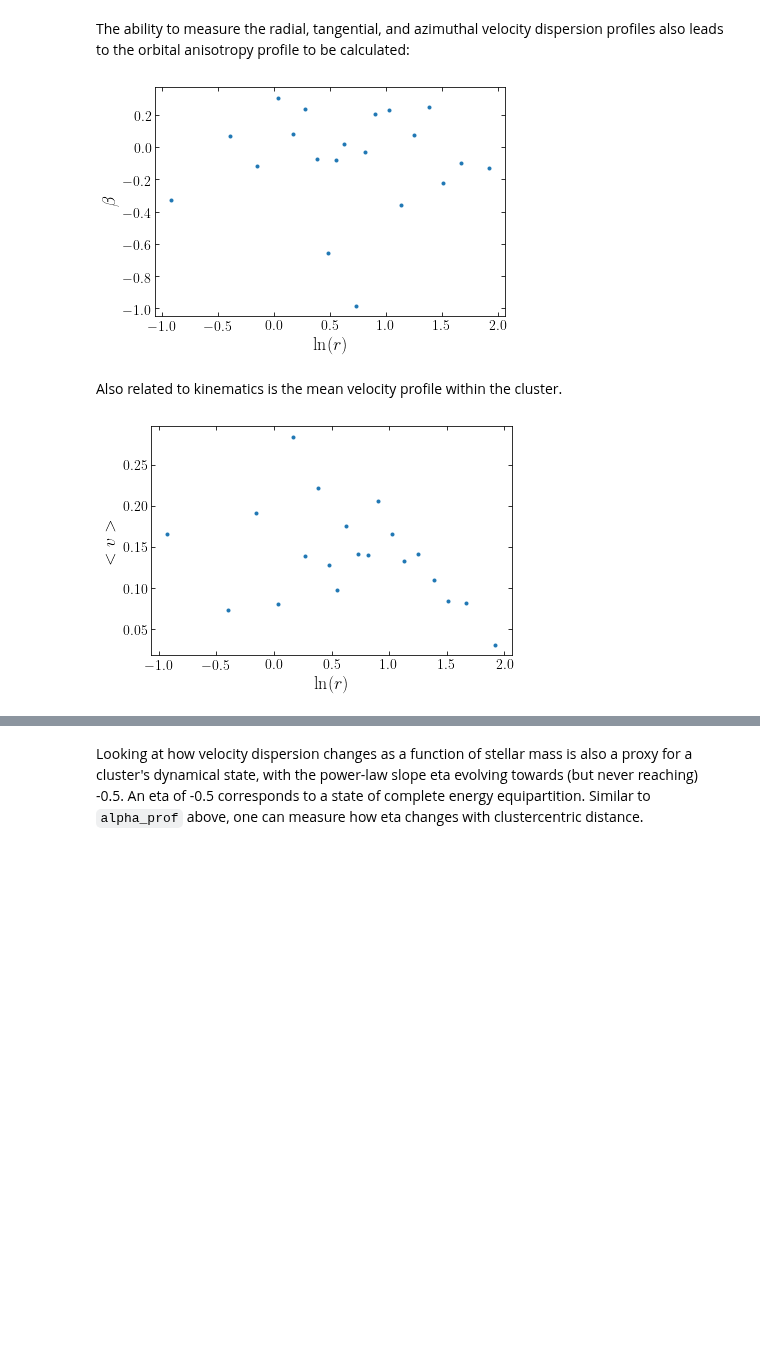
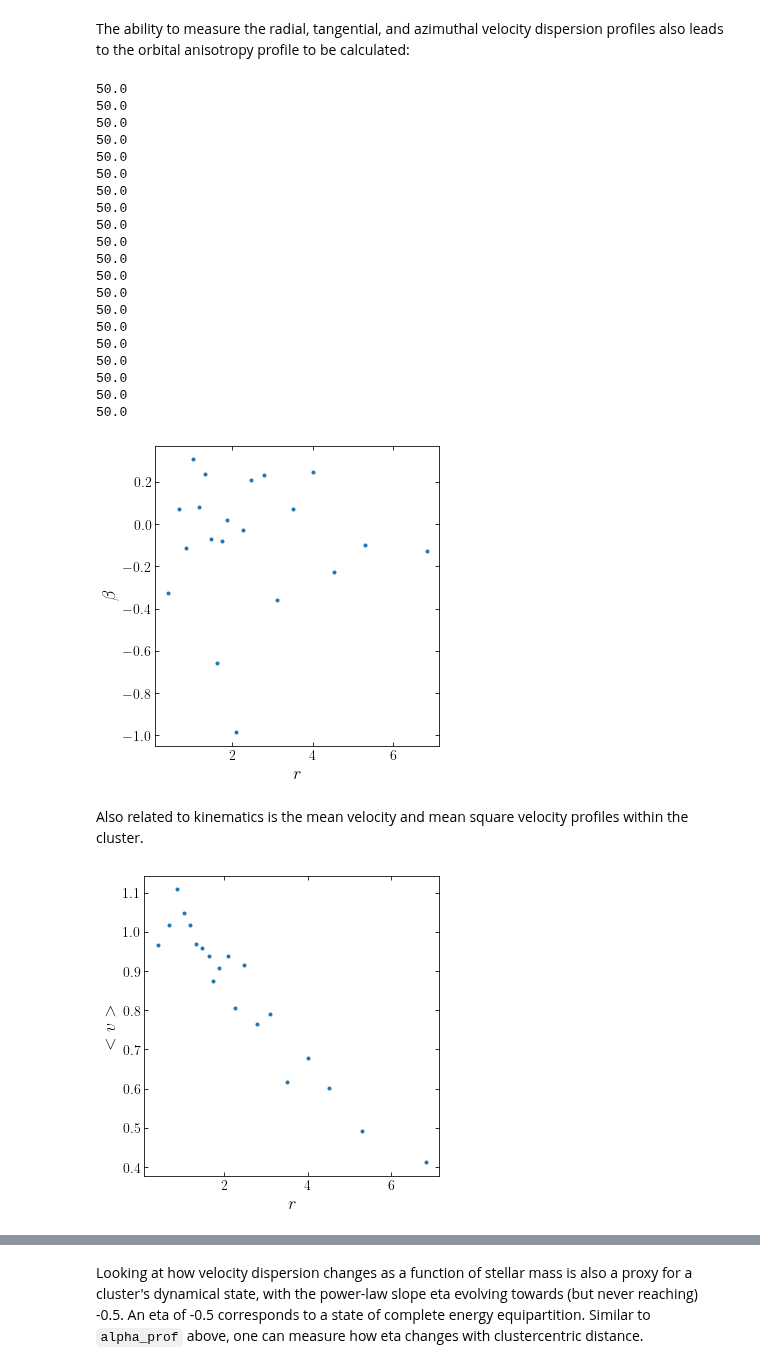
Before and after one commit to webbjj/clustertools, a Jupyter notebook: docs/source/notebooks/profiles.ipynb, the cells around one changed output, grey strips where cells are left out. Drawn from its saved outputs; the diff is of its cells as text; code cells hidden in the pictures; blank space fills up the shorter version.

```diff
--- a/docs/source/notebooks/profiles.ipynb
+++ b/docs/source/notebooks/profiles.ipynb
@@ -50,12 +50,32 @@ lrprofn_theta, sigvprof_theta=ctools.sigv_prof(cluster,coord='theta',plot=True)
 # %% [markdown]
 The ability to measure the radial, tangential, and azimuthal velocity dispersion profiles also leads to the orbital anisotropy profile to be calculated:
 # %%
-lrprofn, betaprof=ctools.beta_prof(cluster,plot=True)
+rprofn, betaprof=ctools.beta_prof(cluster,plot=True)
 # %% [output]
+50.0
+50.0
+50.0
+50.0
+50.0
+50.0
+50.0
+50.0
+50.0
+50.0
+50.0
+50.0
+50.0
+50.0
+50.0
+50.0
+50.0
+50.0
+50.0
+50.0
-[figure, old version]
+[figure, new version]
 # %% [markdown]
-Also related to kinematics is the mean velocity profile within the cluster.
+Also related to kinematics is the mean velocity and mean square velocity profiles within the cluster.
 # %%
-lrprofn, vprof=ctools.v_prof(cluster,plot=True)
+rprofn, vprof=ctools.v_prof(cluster,plot=True)
 # %% [output]
-[figure, old version]
+[figure, new version]
```
Also changed, not shown: parts of 11 cells of this notebook, 5 other files.
